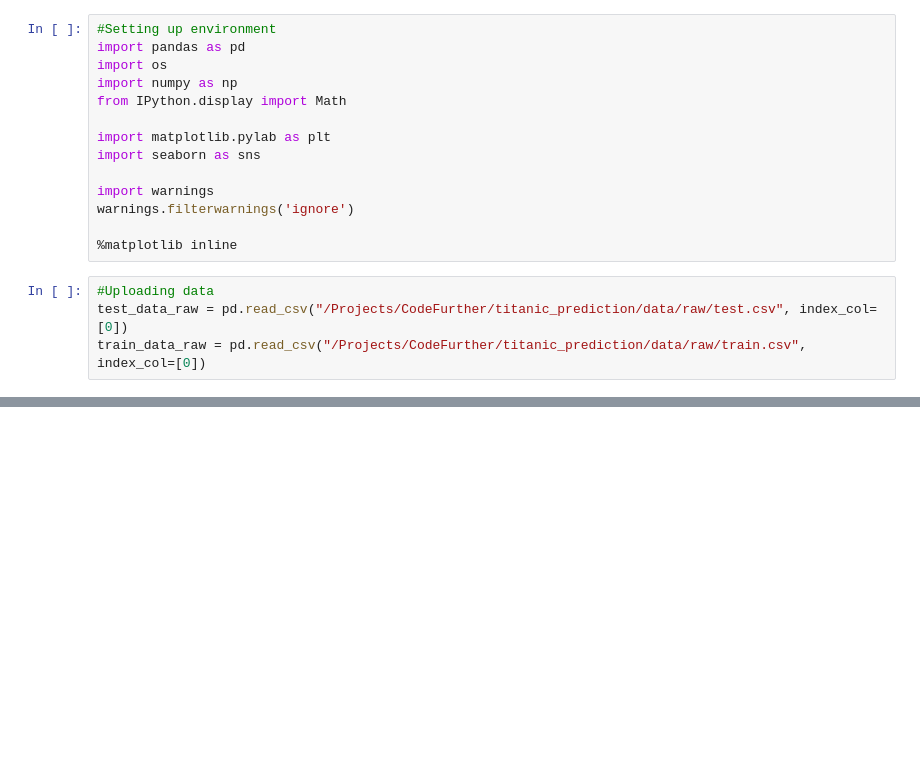
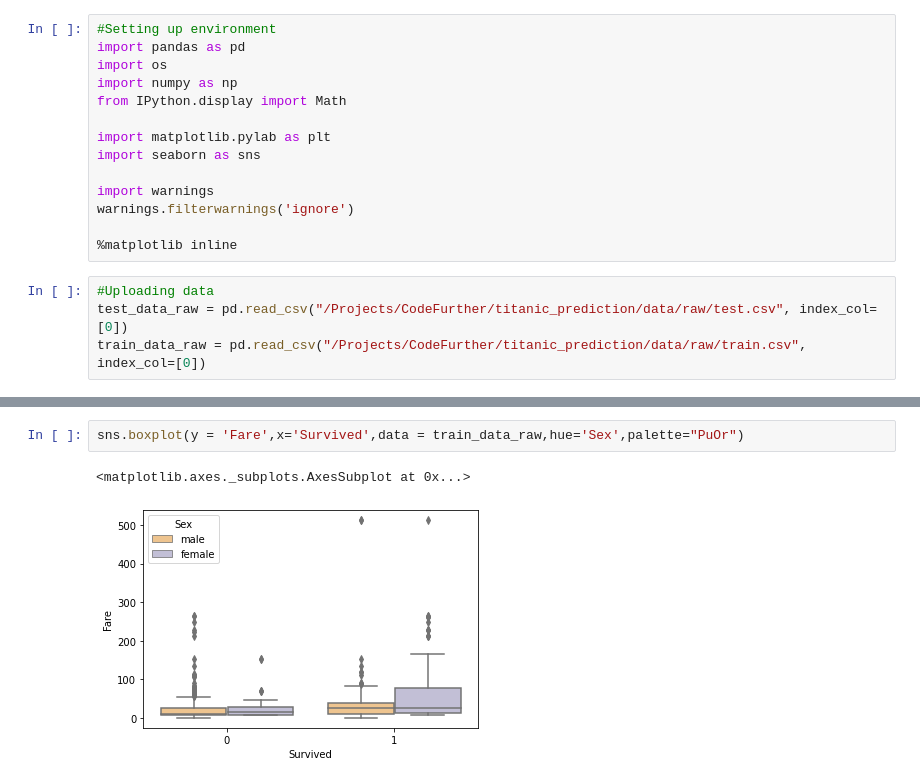
Before and after one commit to CodeFurther/Titanic_prediction, a Jupyter notebook: notebooks/Titanic Classification.ipynb, the cells around one changed output, grey strips where cells are left out. Cells and saved outputs as stored; diff of their text form; blank space fills up the shorter version.

Commit message:
Adding visualisation
- visualisation inspired by https://towardsdatascience.com/the-next-level-of-data-visualization-in-python-dd6e99039d5e
- clearing a few NaN values but not yet dealth with age

```diff
--- a/notebooks/Titanic Classification.ipynb
+++ b/notebooks/Titanic Classification.ipynb
@@ -48,0 +72,5 @@ train_data_raw.head(10)
+# %%
+sns.boxplot(y = 'Fare',x='Survived',data = train_data_raw,hue='Sex',palette="PuOr")
+# %% [output]
+<matplotlib.axes._subplots.AxesSubplot at 0x...>
+[figure, added]
```
Also changed, not shown: parts of 10 cells of this notebook.
